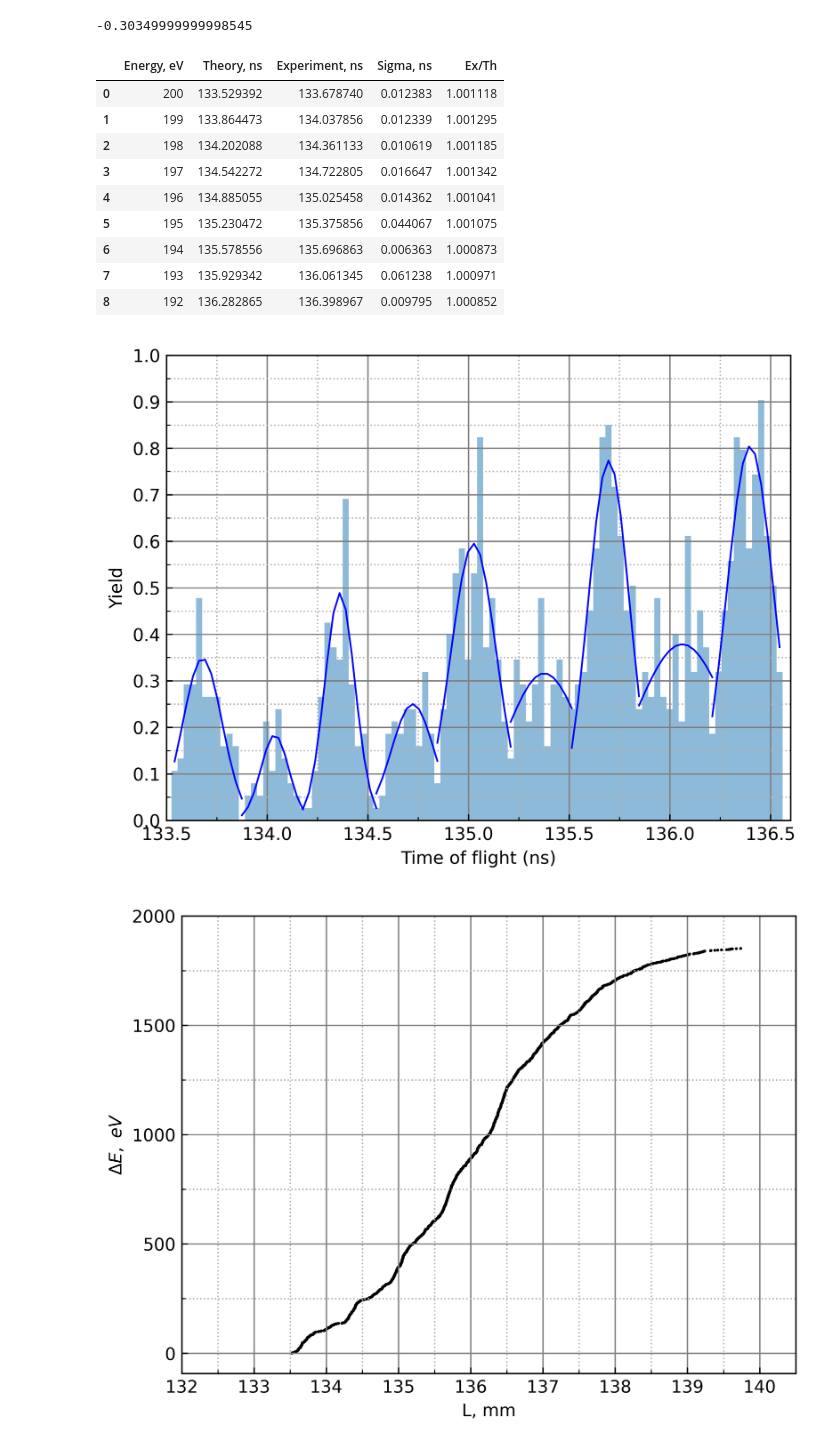
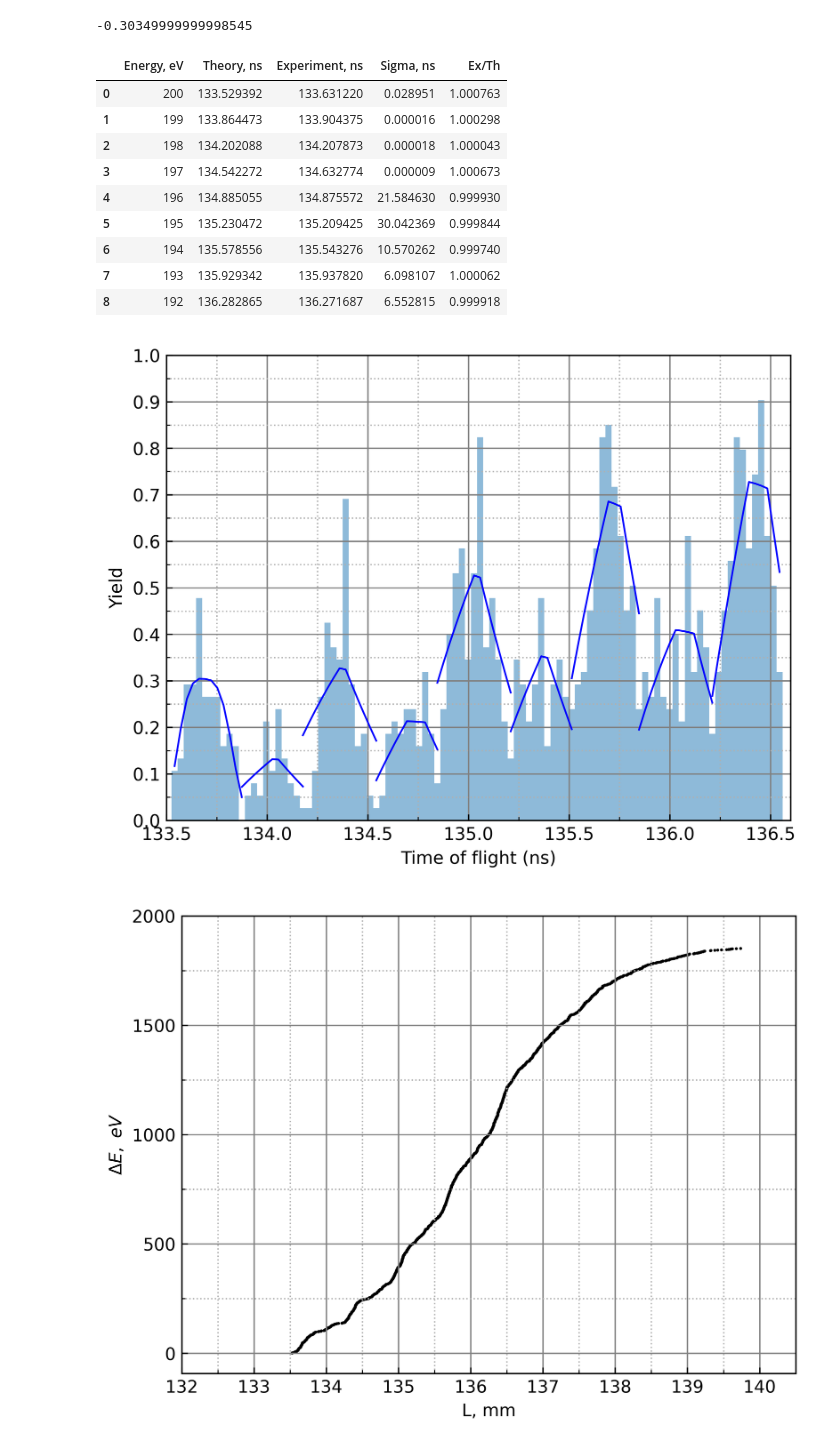
Before and after one commit to MohannadC/tof, a Jupyter notebook: smth.ipynb, the cells around one changed output. Cells and saved outputs as stored; diff of their text form; code cells hidden in the pictures.

```diff
--- a/smth.ipynb
+++ b/smth.ipynb
@@ -36,6 +34,8 @@ t1 = 136.6391607635722
 # %%
 import numpy as np
 import matplotlib.pyplot as plt
+from pylab import *
+from scipy.optimize import curve_fit
 from funcs import time_of_flight, decorate
 
 x_start = 133.5
@@ -60,9 +60,6 @@ with open("./data/6k.txt", 'r') as f:
 decorate(ax, (x_start, x_end, x_interval), (y_start, y_end, y_interval),
           r"Time of flight (ns)", r"Yield")
 
-from pylab import *
-from scipy.optimize import curve_fit
-
 y,x,_=hist(d1[:1240],100,alpha=.5, density=True)
 x=(x[1:]+x[:-1])/2
 with open("./data/ener.txt", mode="w") as file:
@@ -71,88 +68,92 @@ with open("./data/ener.txt", mode="w") as file:
 def gauss(x, mu, sigma, A):
     return A*exp(-(x-mu)**2/2/sigma**2)
 
+def improved_gauss(x, x0, sigma, A, t):
+    return np.convolve((A/2/np.pi/sigma)*np.exp(-(x-x0)**2/2/sigma**2),
+                       np.exp(-(x-x0)/t)*np.heaviside(x-x0, 1), 'same')
+
 res = 1.75/2.4
 
 times = list()
 sigmas = list()
 
 def approx_gauss(x, y, p0):
-    params,cov = curve_fit(gauss, x, y, p0)
+    params,cov = curve_fit(improved_gauss, x, y, p0)
     sigma = sqrt(diag(cov))
-    plot(x, gauss(x, *params), color='blue', lw=1)
+    ax.plot(x, improved_gauss(x, *params), color='blue', lw=1)
     return (params[0], sigma[0])
 
-p,s = approx_gauss(x[:12], y[:12], (time_of_flight(200), res, 0))
+p,s = approx_gauss(x[:12], y[:12], (time_of_flight(200), res, 0, 1))
 times.append(p)
 sigmas.append(s)
 
-p,s = approx_gauss(x[11:22], y[11:22], (time_of_flight(199), res, 0))
+p,s = approx_gauss(x[11:22], y[11:22], (time_of_flight(199), res, 0, 1))
 times.append(p)
 sigmas.append(s)
 
-p,s = approx_gauss(x[21:34], y[21:34], (time_of_flight(198), res, 0))
+p,s = approx_gauss(x[21:34], y[21:34], (time_of_flight(198), res, 0, 1))
 times.append(p)
 sigmas.append(s)
 
-p,s = approx_gauss(x[33:44], y[33:44], (time_of_flight(197), res, 0))
+p,s = approx_gauss(x[33:44], y[33:44], (time_of_flight(197), res, 0, 1))
 times.append(p)
 sigmas.append(s)
 
-p,s = approx_gauss(x[43:56], y[43:56], (time_of_flight(196), res, 0))
+p,s = approx_gauss(x[43:56], y[43:56], (time_of_flight(196), res, 0, 1))
 times.append(p)
 sigmas.append(s)
 
-p,s = approx_gauss(x[55:66], y[55:66], (time_of_flight(195), res, 0))
+p,s = approx_gauss(x[55:66], y[55:66], (time_of_flight(195), res, 0, 1))
 times.append(p)
 sigmas.append(s)
 
-p,s = approx_gauss(x[65:77], y[65:77], (time_of_flight(194), res, 0))
+p,s = approx_gauss(x[65:77], y[65:77], (time_of_flight(194), res, 0, 1))
 times.append(p)
 sigmas.append(s)
 
-p,s = approx_gauss(x[76:89], y[76:89], (time_of_flight(193), res, 0))
+p,s = approx_gauss(x[76:89], y[76:89], (time_of_flight(193), res, 0, 1))
 times.append(p)
 sigmas.append(s)
 
-p,s = approx_gauss(x[88:], y[88:], (time_of_flight(192), res, 0))
+p,s = approx_gauss(x[88:], y[88:], (time_of_flight(192), res, 0, 1))
 times.append(p)
 sigmas.append(s)
 
 def e(t):
      return (9.1093837e-31*(1.120/t/1e-9)**2)/2 * 6.242e+18
 
 import pandas as pd
 d = {
     "Energy, eV": [200, 199, 198, 197, 196, 195, 194, 193, 192],
     "Theory, ns": [	time_of_flight(200), time_of_flight(199), time_of_flight(198),
                     time_of_flight(197), time_of_flight(196), time_of_flight(195),
                     time_of_flight(194), time_of_flight(193), time_of_flight(192)],
     "Experiment, ns": [times[0], times[1], times[2], times[3], times[4],
                         times[5], times[6], times[7], times[8]],
     "Sigma, ns": [sigmas[0], sigmas[1], sigmas[2], sigmas[3],
                   sigmas[4], sigmas[5], sigmas[6], sigmas[7], sigmas[8]],
     "Ex/Th": [	times[0]/time_of_flight(200), times[1]/time_of_flight(199),
             	times[2]/time_of_flight(198), times[3]/time_of_flight(197),
 				times[4]/time_of_flight(196), times[5]/time_of_flight(195),
 				times[6]/time_of_flight(194), times[7]/time_of_flight(193),
 				times[8]/time_of_flight(192)]
 }
 df = pd.DataFrame(data=d)
 print(x[0]-x[10])
 df
 # %% [output]
 -0.30349999999998545
 |  | Energy, eV | Theory, ns | Experiment, ns | Sigma, ns | Ex/Th |
-| 0 | 200 | 133.529392 | 133.678740 | 0.012383 | 1.001118 |
-| 1 | 199 | 133.864473 | 134.037856 | 0.012339 | 1.001295 |
-| 2 | 198 | 134.202088 | 134.361133 | 0.010619 | 1.001185 |
-| 3 | 197 | 134.542272 | 134.722805 | 0.016647 | 1.001342 |
-| 4 | 196 | 134.885055 | 135.025458 | 0.014362 | 1.001041 |
-| 5 | 195 | 135.230472 | 135.375856 | 0.044067 | 1.001075 |
-| 6 | 194 | 135.578556 | 135.696863 | 0.006363 | 1.000873 |
-| 7 | 193 | 135.929342 | 136.061345 | 0.061238 | 1.000971 |
-| 8 | 192 | 136.282865 | 136.398967 | 0.009795 | 1.000852 |
+| 0 | 200 | 133.529392 | 133.631220 | 0.028951 | 1.000763 |
+| 1 | 199 | 133.864473 | 133.904375 | 0.000016 | 1.000298 |
+| 2 | 198 | 134.202088 | 134.207873 | 0.000018 | 1.000043 |
+| 3 | 197 | 134.542272 | 134.632774 | 0.000009 | 1.000673 |
+| 4 | 196 | 134.885055 | 134.875572 | 21.584630 | 0.999930 |
+| 5 | 195 | 135.230472 | 135.209425 | 30.042369 | 0.999844 |
+| 6 | 194 | 135.578556 | 135.543276 | 10.570262 | 0.999740 |
+| 7 | 193 | 135.929342 | 135.937820 | 6.098107 | 1.000062 |
+| 8 | 192 | 136.282865 | 136.271687 | 6.552815 | 0.999918 |
-[figure, old version]
+[figure, new version]
 # %%
 import numpy as np
 import matplotlib.pyplot as plt
```
Also changed, not shown: parts of 2 cells of this notebook, 3 other files.
